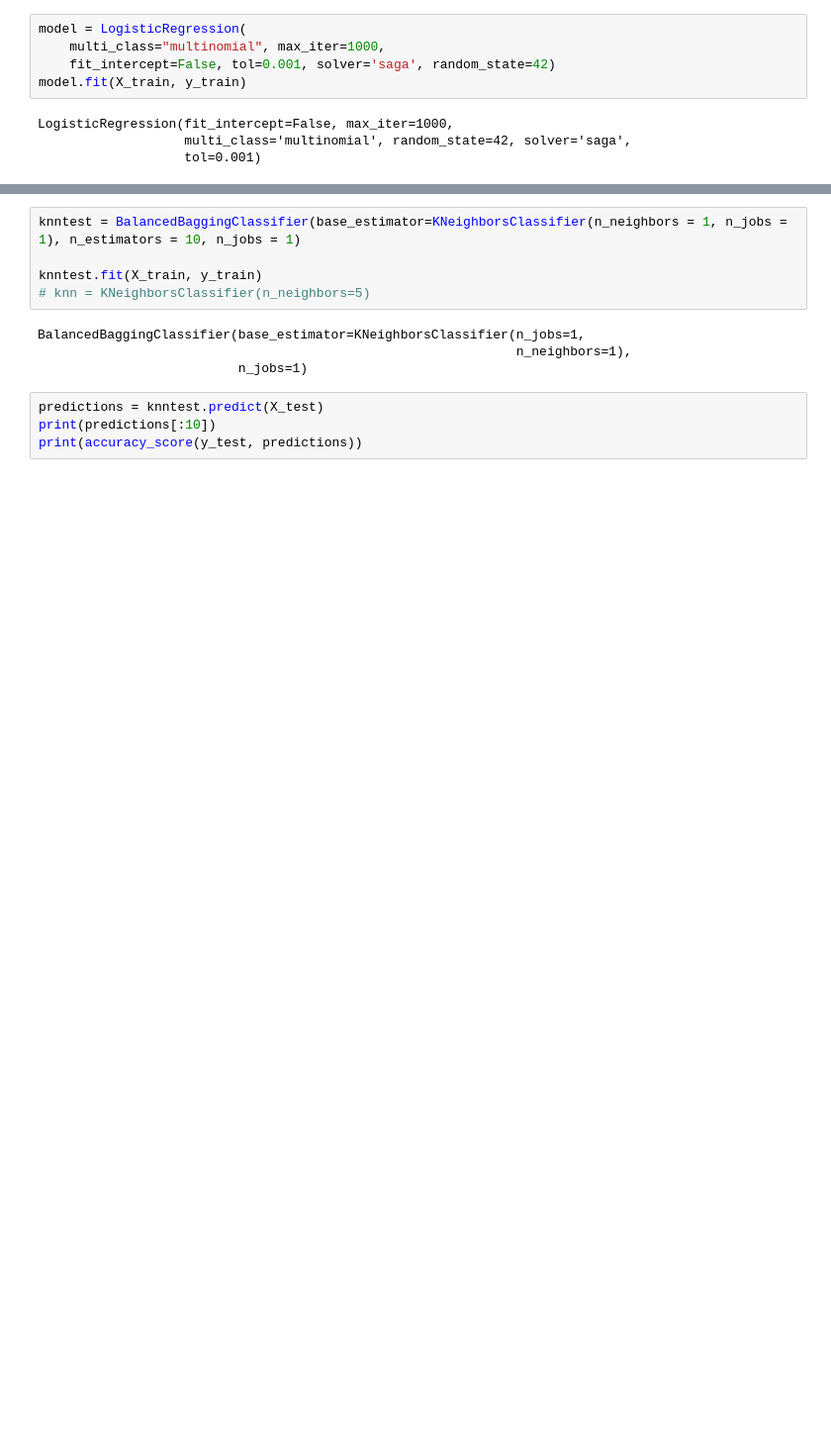
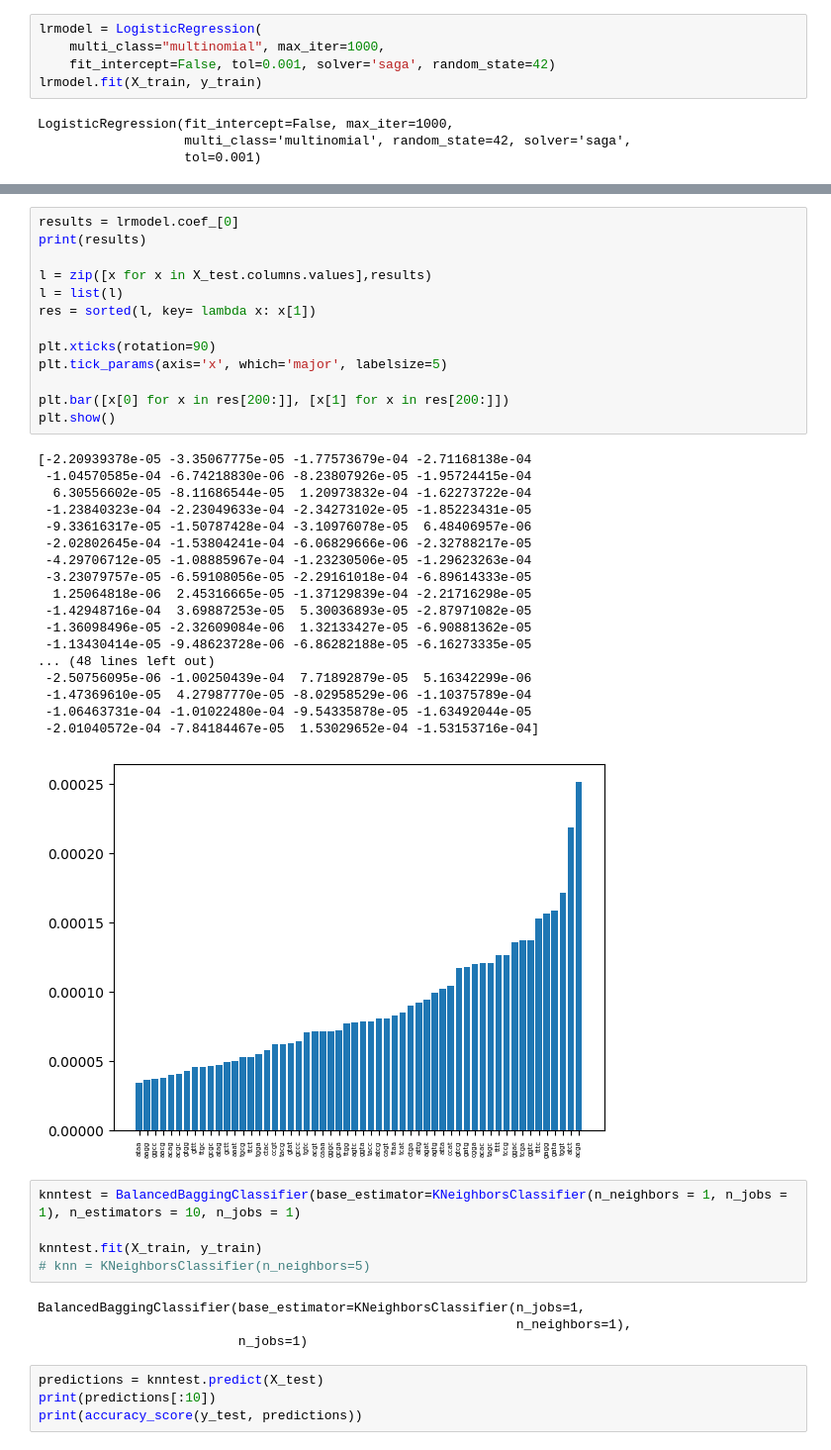
Before and after one commit to 25benjaminli/zoonotic-prediction, a Jupyter notebook: run.ipynb, the cells around one changed output, grey strips where cells are left out. Shown at 99% size. Saved outputs shown, nothing was run; the diff lists cells and outputs as text; blank space fills up the shorter version.

```diff
--- a/run.ipynb
+++ b/run.ipynb
@@ -137,10 +138,10 @@ zz = X_train.head()
 9428    0.0
 Name: isZoonotic, Length: 9428, dtype: float64
 # %%
-model = LogisticRegression(
+lrmodel = LogisticRegression(
     multi_class="multinomial", max_iter=1000,
     fit_intercept=False, tol=0.001, solver='saga', random_state=42)
-model.fit(X_train, y_train)
+lrmodel.fit(X_train, y_train)
 # %% [output]
 LogisticRegression(fit_intercept=False, max_iter=1000,
                    multi_class='multinomial', random_state=42, solver='saga',
@@ -171,3 +175,35 @@ print(accuracy_score(y_test, predictions))
+# %%
+results = lrmodel.coef_[0]
+print(results)
+
+l = zip([x for x in X_test.columns.values],results)
+l = list(l)
+res = sorted(l, key= lambda x: x[1])
+
+plt.xticks(rotation=90)
+plt.tick_params(axis='x', which='major', labelsize=5)
+
+plt.bar([x[0] for x in res[200:]], [x[1] for x in res[200:]])
+plt.show()
+# %% [output]
+[-2.20939378e-05 -3.35067775e-05 -1.77573679e-04 -2.71168138e-04
+ -1.04570585e-04 -6.74218830e-06 -8.23807926e-05 -1.95724415e-04
+  6.30556602e-05 -8.11686544e-05  1.20973832e-04 -1.62273722e-04
+ -1.23840323e-04 -2.23049633e-04 -2.34273102e-05 -1.85223431e-05
+ -9.33616317e-05 -1.50787428e-04 -3.10976078e-05  6.48406957e-06
+ -2.02802645e-04 -1.53804241e-04 -6.06829666e-06 -2.32788217e-05
+ -4.29706712e-05 -1.08885967e-04 -1.23230506e-05 -1.29623263e-04
+ -3.23079757e-05 -6.59108056e-05 -2.29161018e-04 -6.89614333e-05
+  1.25064818e-06  2.45316665e-05 -1.37129839e-04 -2.21716298e-05
+ -1.42948716e-04  3.69887253e-05  5.30036893e-05 -2.87971082e-05
+ -1.36098496e-05 -2.32609084e-06  1.32133427e-05 -6.90881362e-05
+ -1.13430414e-05 -9.48623728e-06 -6.86282188e-05 -6.16273335e-05
+... (48 lines left out)
+ -2.50756095e-06 -1.00250439e-04  7.71892879e-05  5.16342299e-06
+ -1.47369610e-05  4.27987770e-05 -8.02958529e-06 -1.10375789e-04
+ -1.06463731e-04 -1.01022480e-04 -9.54335878e-05 -1.63492044e-05
+ -2.01040572e-04 -7.84184467e-05  1.53029652e-04 -1.53153716e-04]
+[figure, added]
 # %%
 knntest = BalancedBaggingClassifier(base_estimator=KNeighborsClassifier(n_neighbors = 1, n_jobs = 1), n_estimators = 10, n_jobs = 1)
 
```
Also changed, not shown: parts of 12 cells of this notebook, 2 other files.
